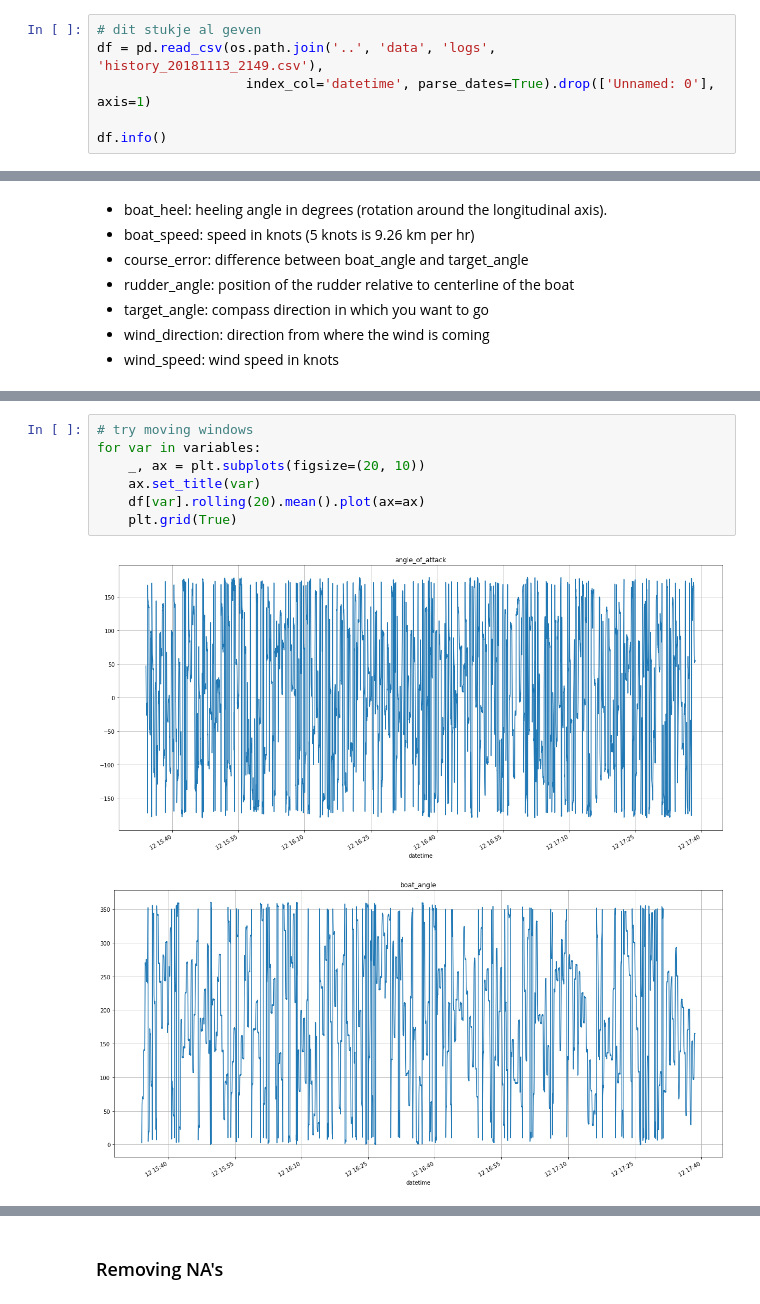
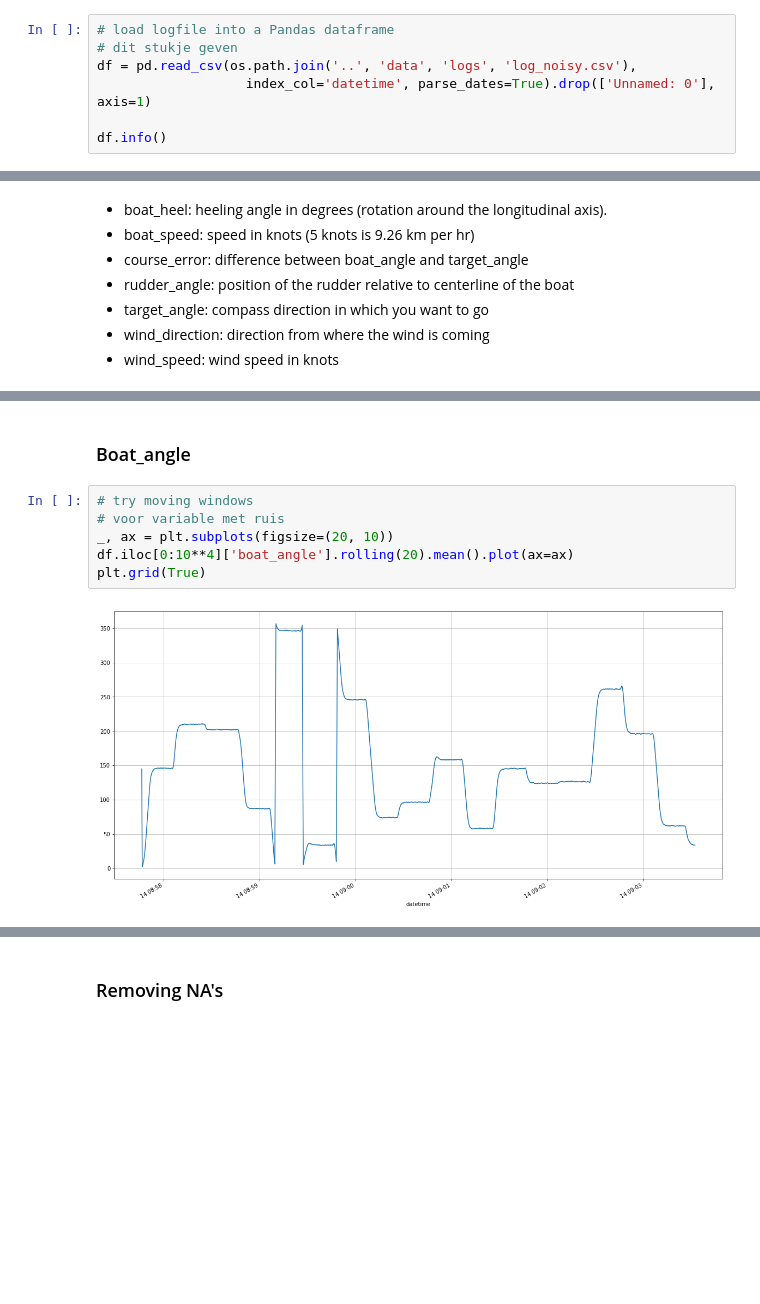
Before and after one commit to wouterdewinter/ai-captain, a Jupyter notebook: notebooks/data_cleaning_with_pandas_solution.ipynb, the cells around one changed output, grey strips where cells are left out. Saved outputs shown, nothing was run; the diff lists cells and outputs as text; blank space fills up the shorter version.

```diff
--- a/notebooks/data_cleaning_with_pandas_solution.ipynb
+++ b/notebooks/data_cleaning_with_pandas_solution.ipynb
@@ -12,8 +12,9 @@ import os
 # %% [markdown]
 ### Import log file
 # %%
-# dit stukje al geven
-df = pd.read_csv(os.path.join('..', 'data', 'logs', 'history_20181113_2149.csv'),
+# load logfile into a Pandas dataframe
+# dit stukje geven
+df = pd.read_csv(os.path.join('..', 'data', 'logs', 'log_noisy.csv'),
                    index_col='datetime', parse_dates=True).drop(['Unnamed: 0'], axis=1)
 
 df.info()
@@ -90,10 +159,10 @@ for var in variables:
+# %% [markdown]
+### Boat_angle
 # %%
 # try moving windows
-for var in variables:
-    _, ax = plt.subplots(figsize=(20, 10))
-    ax.set_title(var)
-    df[var].rolling(20).mean().plot(ax=ax)
-    plt.grid(True)
+# voor variable met ruis
+_, ax = plt.subplots(figsize=(20, 10))
+df.iloc[0:10**4]['boat_angle'].rolling(20).mean().plot(ax=ax)
+plt.grid(True)
 # %% [output]
-[figure, old version]
+[figure, new version]
-[figure, removed]
```
Also changed, not shown: parts of 20 cells of this notebook.
